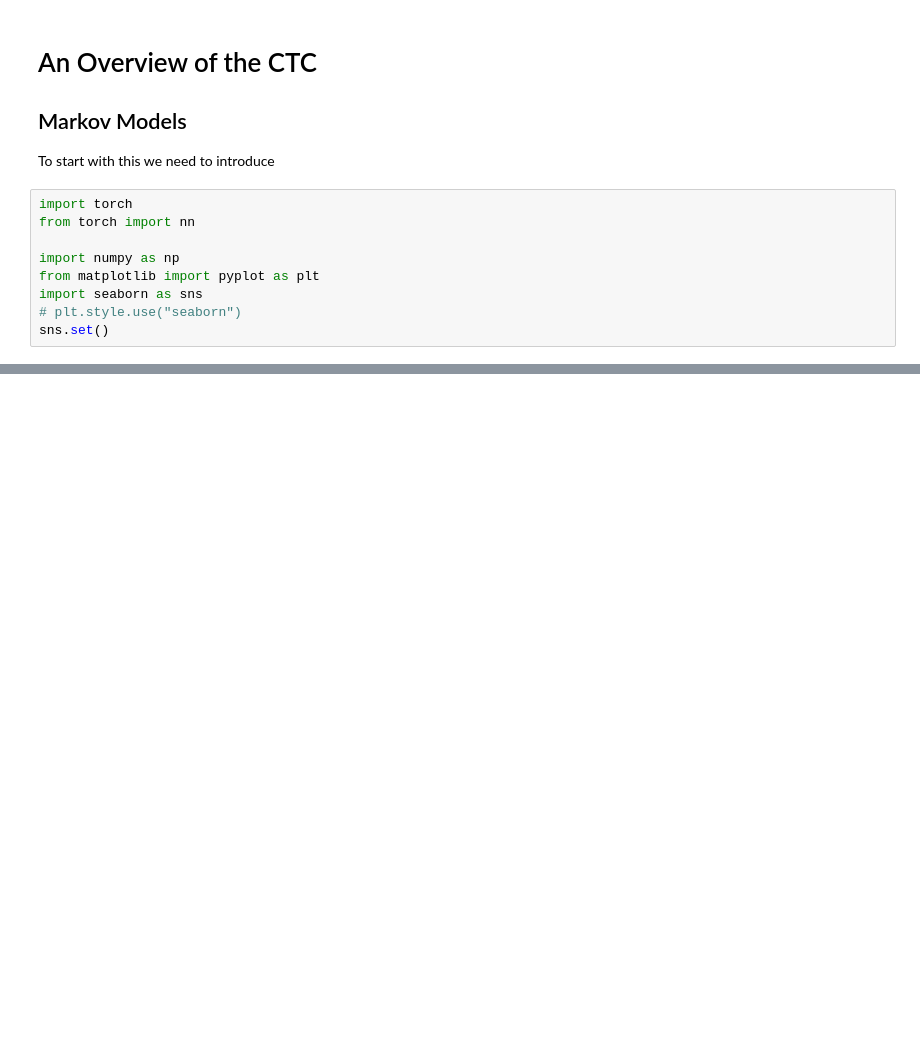
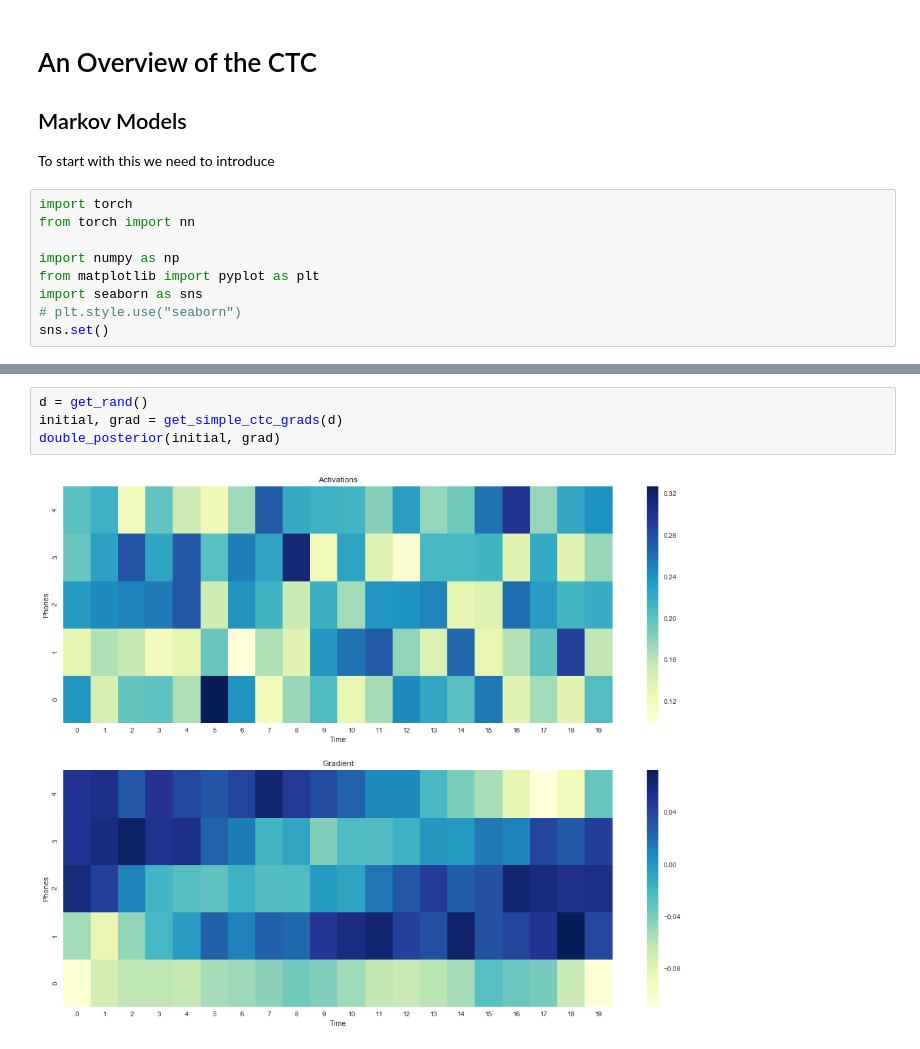
Before and after one commit to nayyarv/ctcinvestigations, a Jupyter notebook: CTC.ipynb, the cells around one changed output, grey strips where cells are left out. Drawn from its saved outputs; the diff is of its cells as text; blank space fills up the shorter version.

```diff
--- a/CTC.ipynb
+++ b/CTC.ipynb
@@ -71,0 +86,6 @@ plt.figure(figsize=(14,7))
+# %%
+d = get_rand()
+initial, grad = get_simple_ctc_grads(d)
+double_posterior(initial, grad)
+# %% [output]
+[figure, added]
```
Also changed, not shown: parts of 31 cells of this notebook, 1 other file.
